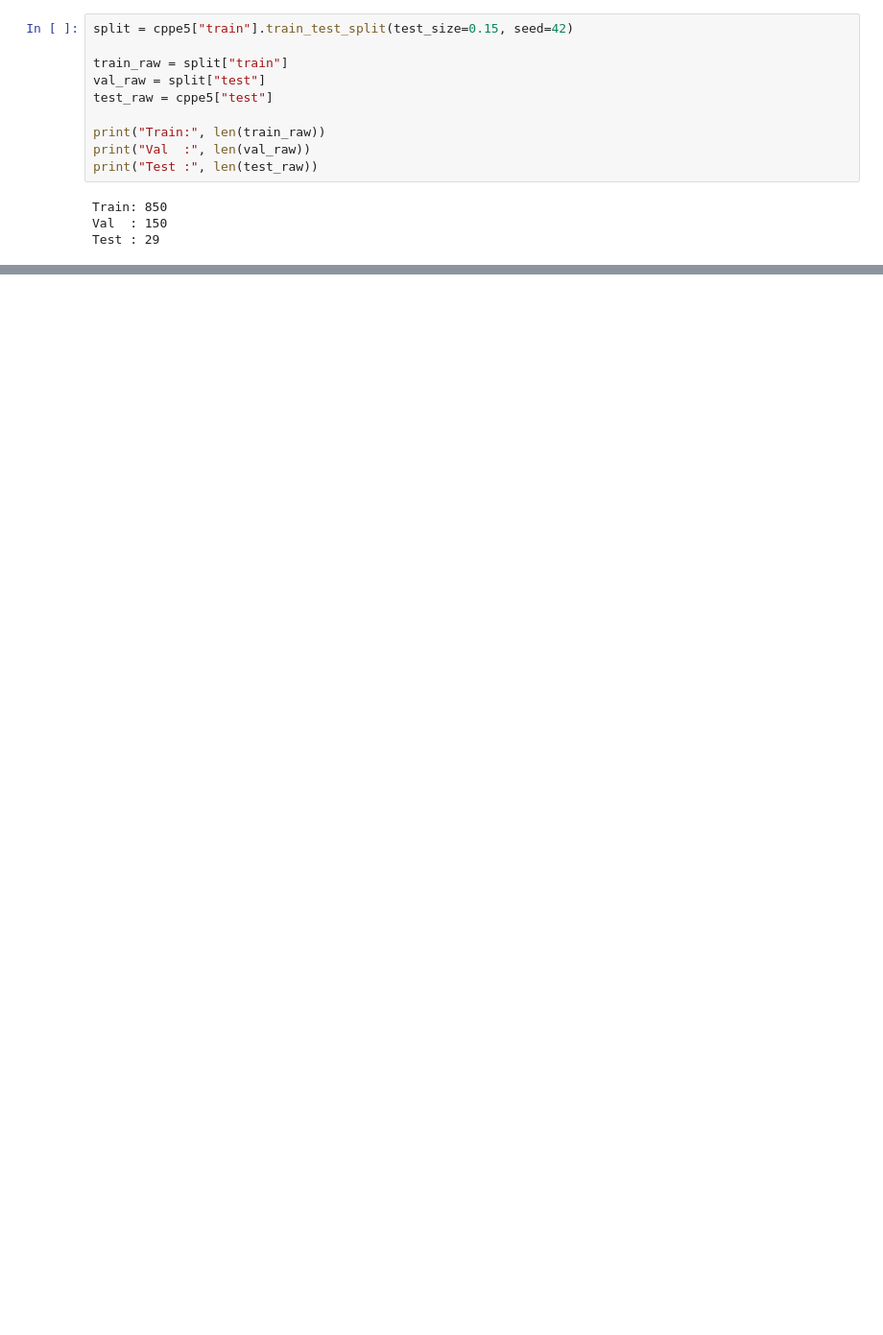
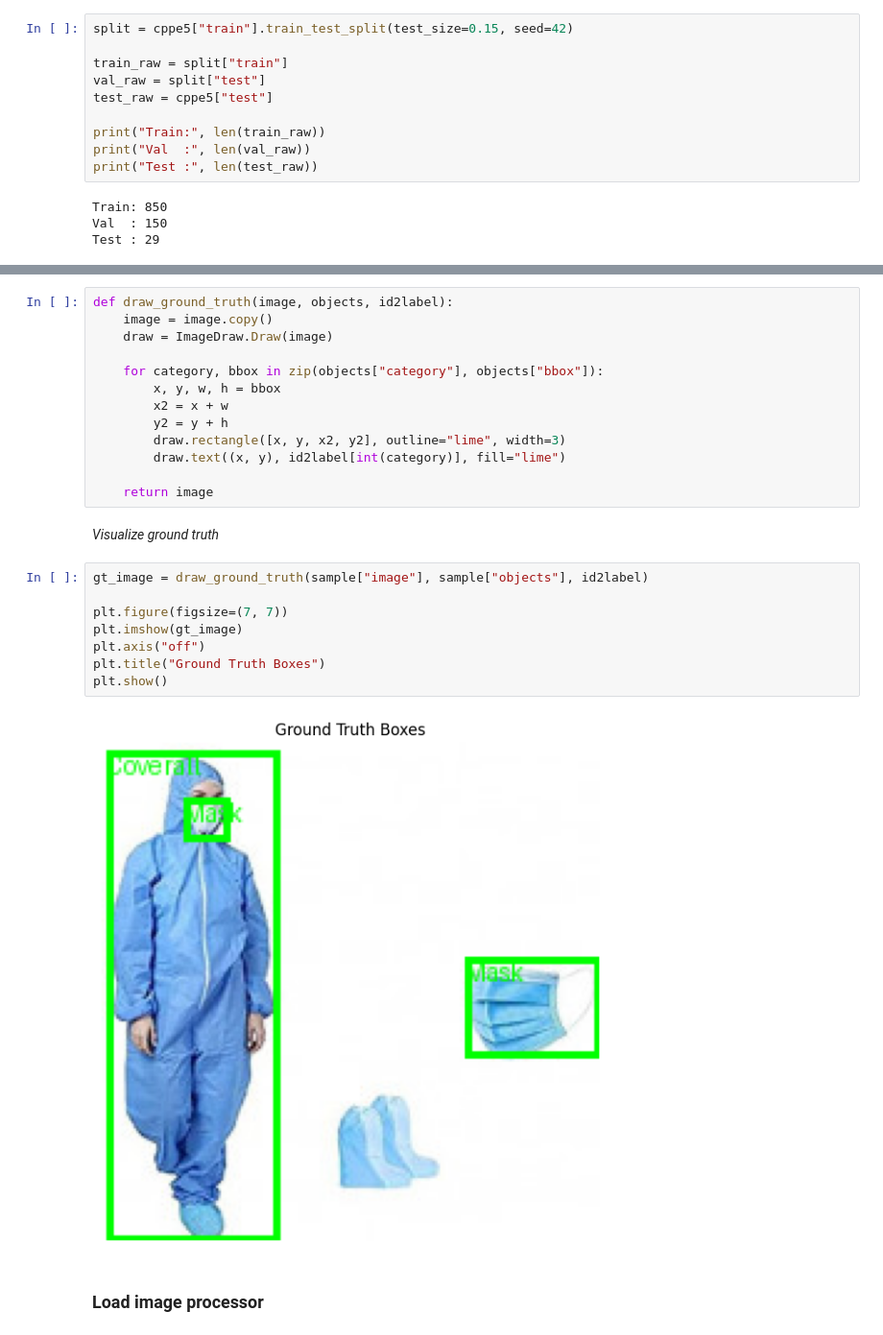
Before and after one commit to mdmohsin212/Transformers, a Jupyter notebook: Fine Tuning/DETR_finetune.ipynb, the cells around one changed output, grey strips where cells are left out. Shown at 96% size. Drawn from its saved outputs; the diff is of its cells as text; blank space fills up the shorter version.

```diff
--- a/Fine Tuning/DETR_finetune.ipynb
+++ b/Fine Tuning/DETR_finetune.ipynb
@@ -43,0 +82,27 @@ Test : 29
+# %%
+def draw_ground_truth(image, objects, id2label):
+    image = image.copy()
+    draw = ImageDraw.Draw(image)
+
+    for category, bbox in zip(objects["category"], objects["bbox"]):
+        x, y, w, h = bbox
+        x2 = x + w
+        y2 = y + h
+        draw.rectangle([x, y, x2, y2], outline="lime", width=3)
+        draw.text((x, y), id2label[int(category)], fill="lime")
+
+    return image
+# %% [markdown]
+*Visualize ground truth*
+# %%
+gt_image = draw_ground_truth(sample["image"], sample["objects"], id2label)
+
+plt.figure(figsize=(7, 7))
+plt.imshow(gt_image)
+plt.axis("off")
+plt.title("Ground Truth Boxes")
+plt.show()
+# %% [output]
+[figure, added]
+# %% [markdown]
+### Load image processor
```
Also changed, not shown: parts of 7 cells of this notebook.
